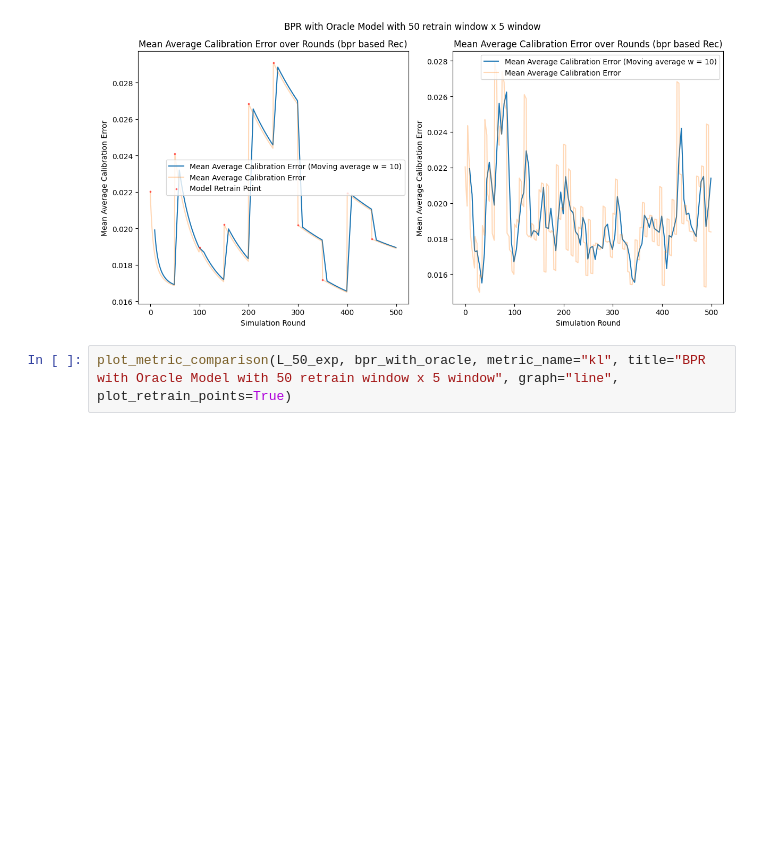
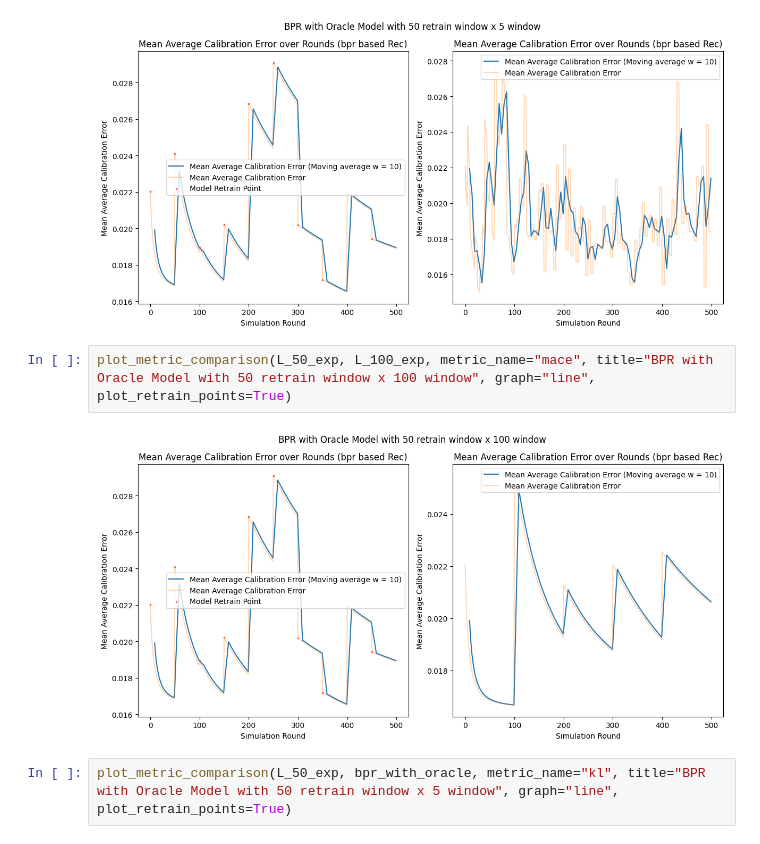
Before and after one commit to caiotda/dynamicTasteDistortion, a Jupyter notebook: data_exploration.ipynb, the cells around one changed output. Drawn from its saved outputs; the diff is of its cells as text; blank space fills up the shorter version.

```diff
--- a/data_exploration.ipynb
+++ b/data_exploration.ipynb
@@ -143,6 +151,10 @@ Analisando a curva de MACE e divergência KL (em comparação com o retreino a c
 plot_metric_comparison(L_50_exp, bpr_with_oracle, metric_name="mace", title="BPR with Oracle Model with 50 retrain window x 5 window", graph="line", plot_retrain_points=True)
 # %% [output]
 [figure]
+# %%
+plot_metric_comparison(L_50_exp, L_100_exp, metric_name="mace", title="BPR with Oracle Model with 50 retrain window x 100 window", graph="line", plot_retrain_points=True)
+# %% [output]
+[figure, added]
 # %%
 plot_metric_comparison(L_50_exp, bpr_with_oracle, metric_name="kl", title="BPR with Oracle Model with 50 retrain window x 5 window", graph="line", plot_retrain_points=True)
 # %% [output]
```
Also changed, not shown: parts of 7 cells of this notebook, 17 other files.
